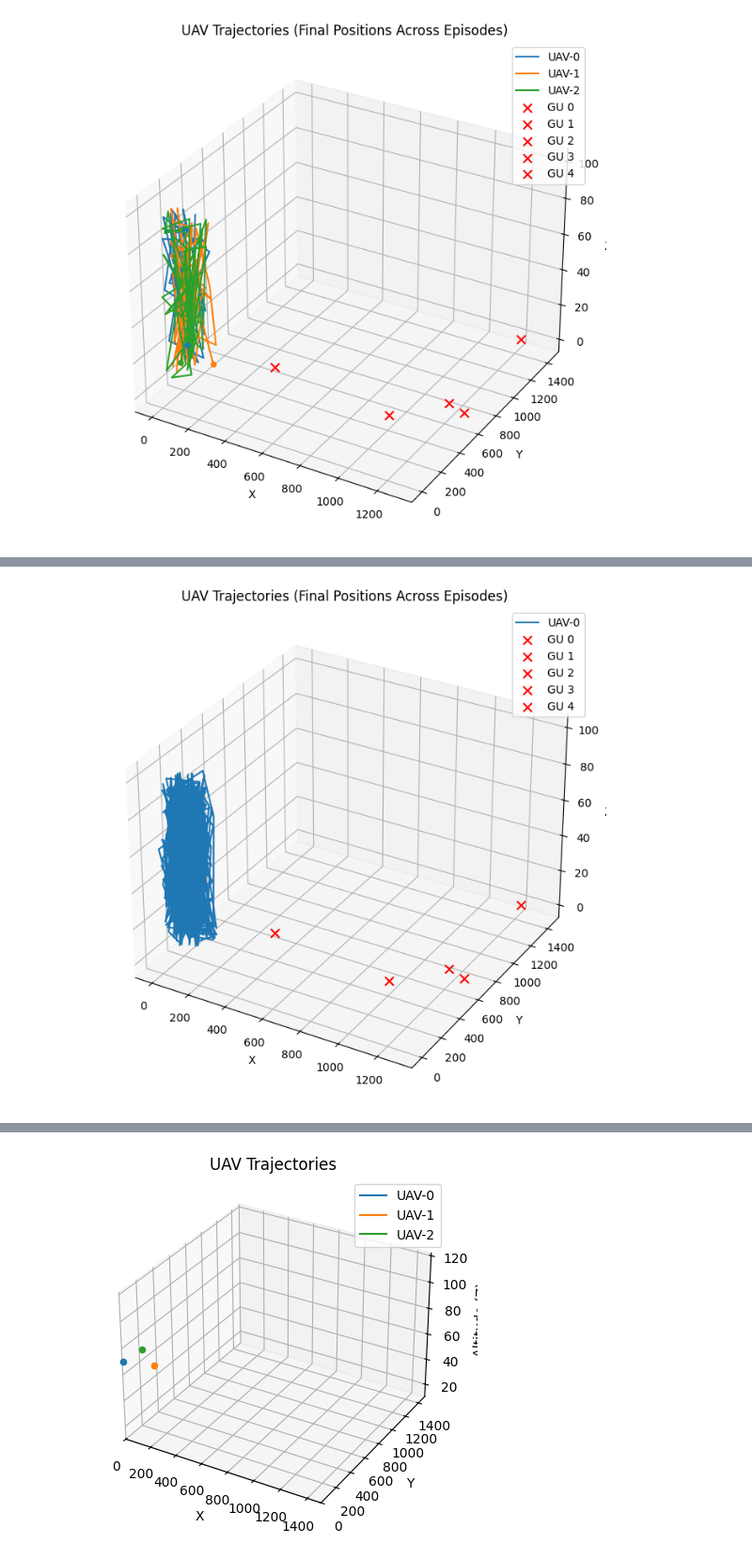
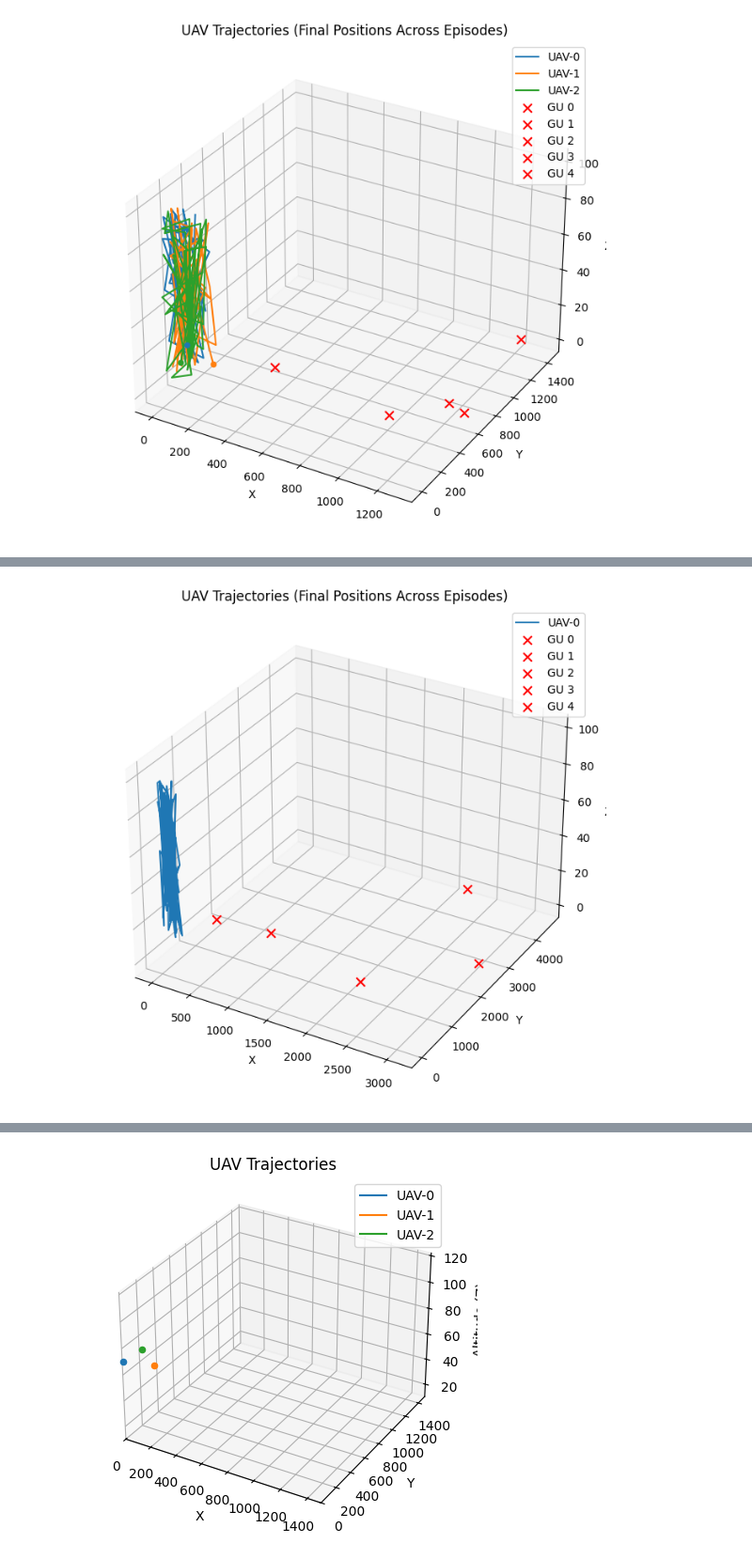
Before and after one commit to piersk/EEEN40290_Thesis, a Jupyter notebook: Thesis1.ipynb, the cells around one changed output, grey strips where cells are left out. Shown: that part at 94% size. Saved outputs shown, nothing was run; the diff lists cells and outputs as text; code cells hidden in the pictures.

Commit message:
Experimenting with different reward shaping. Primarily focusing on UAV-BS approaching centroid of GU cluster for now. Added more scripts in JN cells to evaluate DRL performance

```diff
--- a/Thesis1.ipynb
+++ b/Thesis1.ipynb
@@ -424,7 +424,7 @@ def evaluate_agent_histories(model, env, num_episodes=10):
 
     return episode_rewards, all_histories
 # %%
-def render_trajectories(histories):
+def render_trajectories(histories, env):
     fig = plt.figure(figsize=(8, 8))
     ax = fig.add_subplot(111, projection='3d')
 
@@ -458,6 +466,6 @@ model.save("ppo_bs_uav_secrecy")
 # %%
-rewards_uav_bs, histories_uav_bs = evaluate_agent_histories(model, bs_env, num_episodes=500)
+rewards_uav_bs, histories_uav_bs = evaluate_agent_histories(model, bs_env, num_episodes=100)
 # %%
-render_trajectories(histories_uav_bs)
+render_trajectories(histories_uav_bs, bs_env)
 # %% [output]
-[figure, old version]
+[figure, new version]
```
Also changed, not shown: parts of 4 cells of this notebook, 1 other file.
